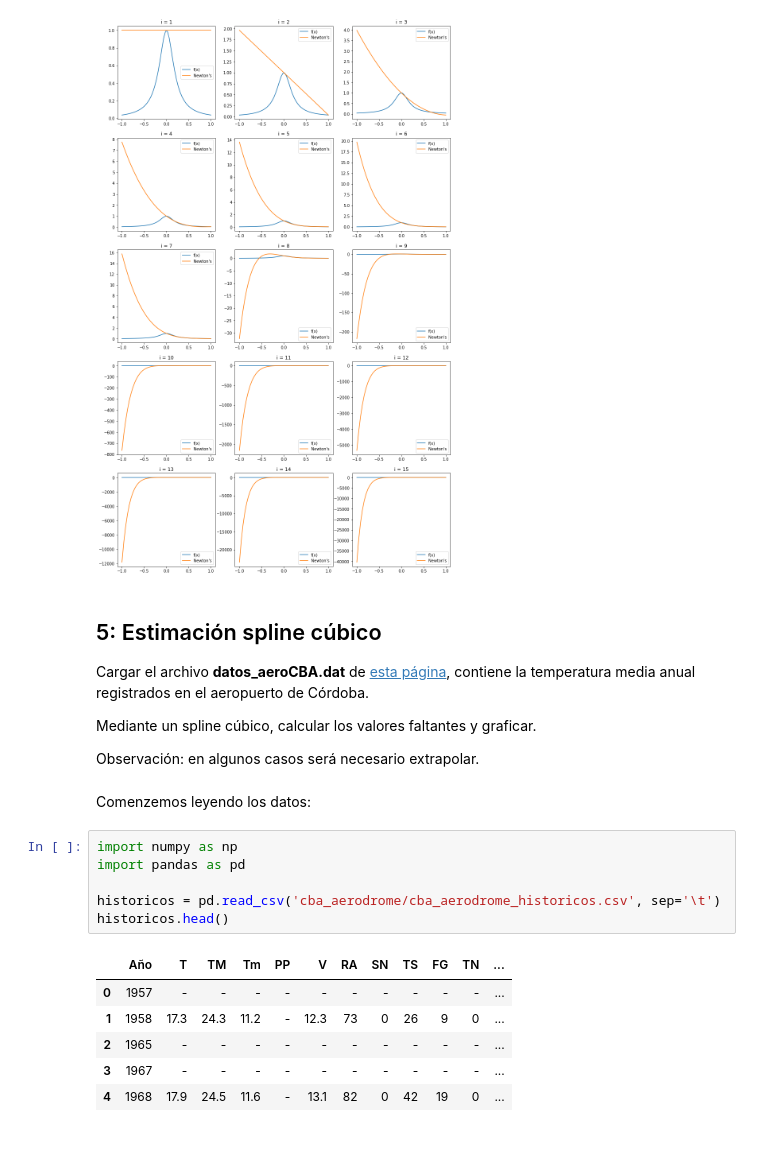
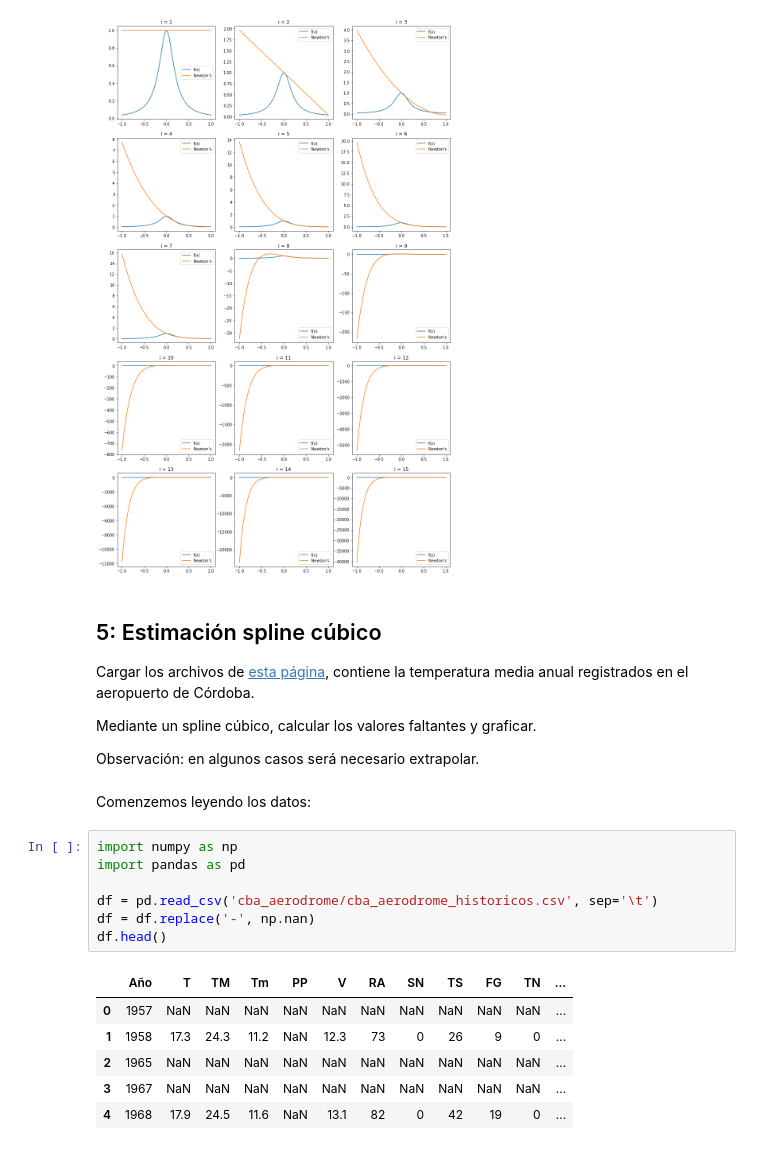
Before and after one commit to rusito-23/anfamaf2020, a Jupyter notebook: Labs/Lab 3/Lab 3.ipynb, the cells around one changed output. Saved outputs shown, nothing was run; the diff lists cells and outputs as text.

```diff
--- a/Labs/Lab 3/Lab 3.ipynb
+++ b/Labs/Lab 3/Lab 3.ipynb
@@ -218,7 +218,7 @@ plt.show()
 # %% [markdown]
 ## 5: Estimación spline cúbico
 
-Cargar el archivo **datos_aeroCBA.dat** de [esta página](https://www.tutiempo.net/clima/ws-873440.html), contiene la temperatura media anual registrados en el aeropuerto de Córdoba.
+Cargar los archivos de [esta página](https://www.tutiempo.net/clima/ws-873440.html), contiene la temperatura media anual registrados en el aeropuerto de Córdoba.
 
 Mediante un spline cúbico, calcular los valores faltantes y graficar.
 
@@ -228,15 +228,16 @@ Comenzemos leyendo los datos:
 # %%
 import numpy as np
 import pandas as pd
 
-historicos = pd.read_csv('cba_aerodrome/cba_aerodrome_historicos.csv', sep='\t')
-historicos.head()
+df = pd.read_csv('cba_aerodrome/cba_aerodrome_historicos.csv', sep='\t')
+df = df.replace('-', np.nan)
+df.head()
 # %% [output]
 |  | Año | T | TM | Tm | PP | V | RA | SN | TS | FG | TN | ... |
-| 0 | 1957 | - | - | - | - | - | - | - | - | - | - | ... |
-| 1 | 1958 | 17.3 | 24.3 | 11.2 | - | 12.3 | 73 | 0 | 26 | 9 | 0 | ... |
-| 2 | 1965 | - | - | - | - | - | - | - | - | - | - | ... |
-| 3 | 1967 | - | - | - | - | - | - | - | - | - | - | ... |
-| 4 | 1968 | 17.9 | 24.5 | 11.6 | - | 13.1 | 82 | 0 | 42 | 19 | 0 | ... |
+| 0 | 1957 | NaN | NaN | NaN | NaN | NaN | NaN | NaN | NaN | NaN | NaN | ... |
+| 1 | 1958 | 17.3 | 24.3 | 11.2 | NaN | 12.3 | 73 | 0 | 26 | 9 | 0 | ... |
+| 2 | 1965 | NaN | NaN | NaN | NaN | NaN | NaN | NaN | NaN | NaN | NaN | ... |
+| 3 | 1967 | NaN | NaN | NaN | NaN | NaN | NaN | NaN | NaN | NaN | NaN | ... |
+| 4 | 1968 | 17.9 | 24.5 | 11.6 | NaN | 13.1 | 82 | 0 | 42 | 19 | 0 | ... |
 # %%
 ref = pd.read_csv('cba_aerodrome/cba_aerodrome_ref.csv', sep='\t', header=None)
```
Also changed, not shown: parts of 10 cells of this notebook.
